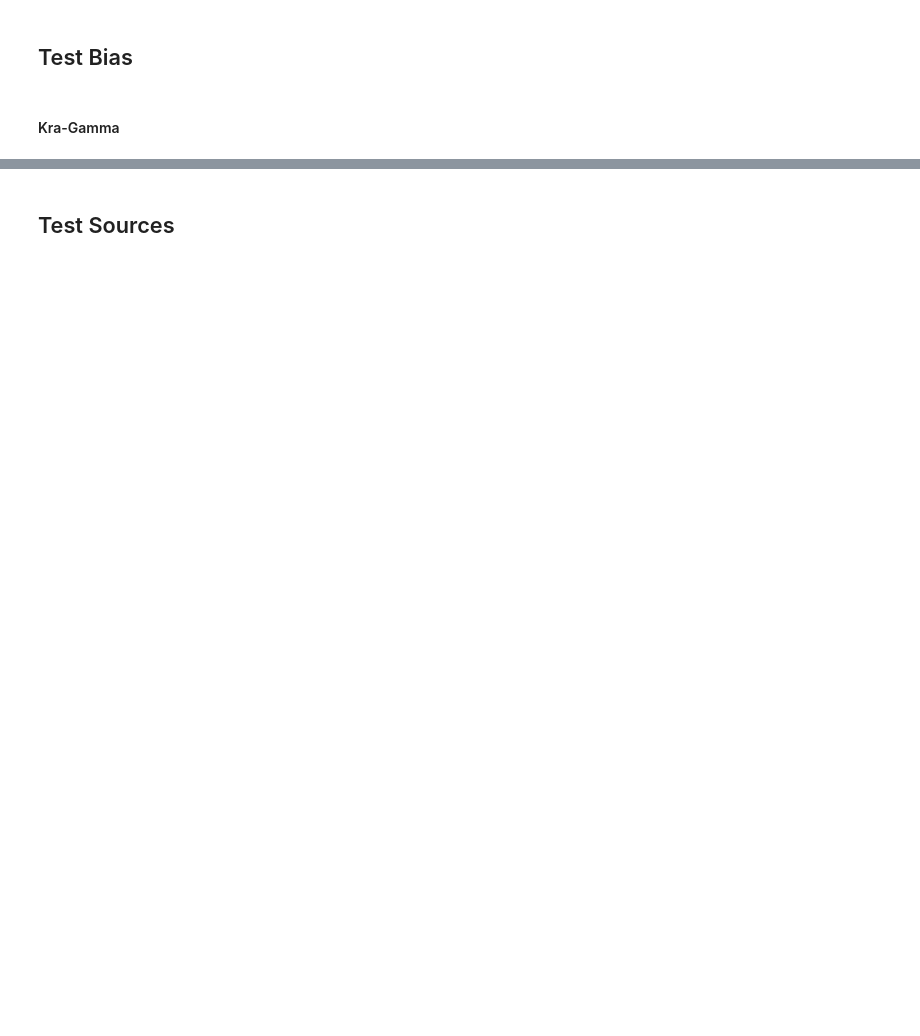
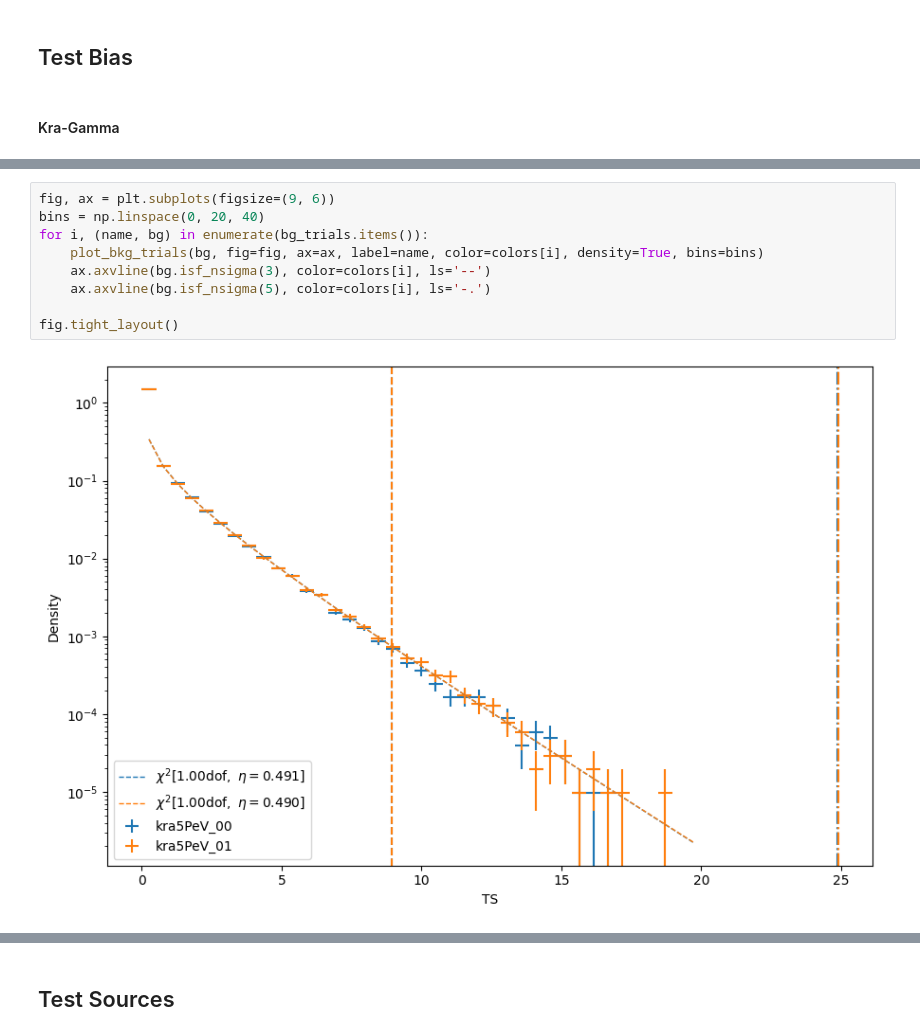
Before and after one commit to ssclafani949/DNNCascade, a Jupyter notebook: notebooks/analysis/KraGammaScan.ipynb, the cells around one changed output, grey strips where cells are left out. Drawn from its saved outputs; the diff is of its cells as text; blank space fills up the shorter version.

```diff
--- a/notebooks/analysis/KraGammaScan.ipynb
+++ b/notebooks/analysis/KraGammaScan.ipynb
@@ -310,0 +411,11 @@ def model_norm_to_ns(tr, model_norm):
+# %%
+fig, ax = plt.subplots(figsize=(9, 6))
+bins = np.linspace(0, 20, 40)
+for i, (name, bg) in enumerate(bg_trials.items()):
+    plot_bkg_trials(bg, fig=fig, ax=ax, label=name, color=colors[i], density=True, bins=bins)
+    ax.axvline(bg.isf_nsigma(3), color=colors[i], ls='--')
+    ax.axvline(bg.isf_nsigma(5), color=colors[i], ls='-.')
+
+fig.tight_layout()
+# %% [output]
+[figure, added]
```
Also changed, not shown: parts of 11 cells of this notebook, 7 other files.
